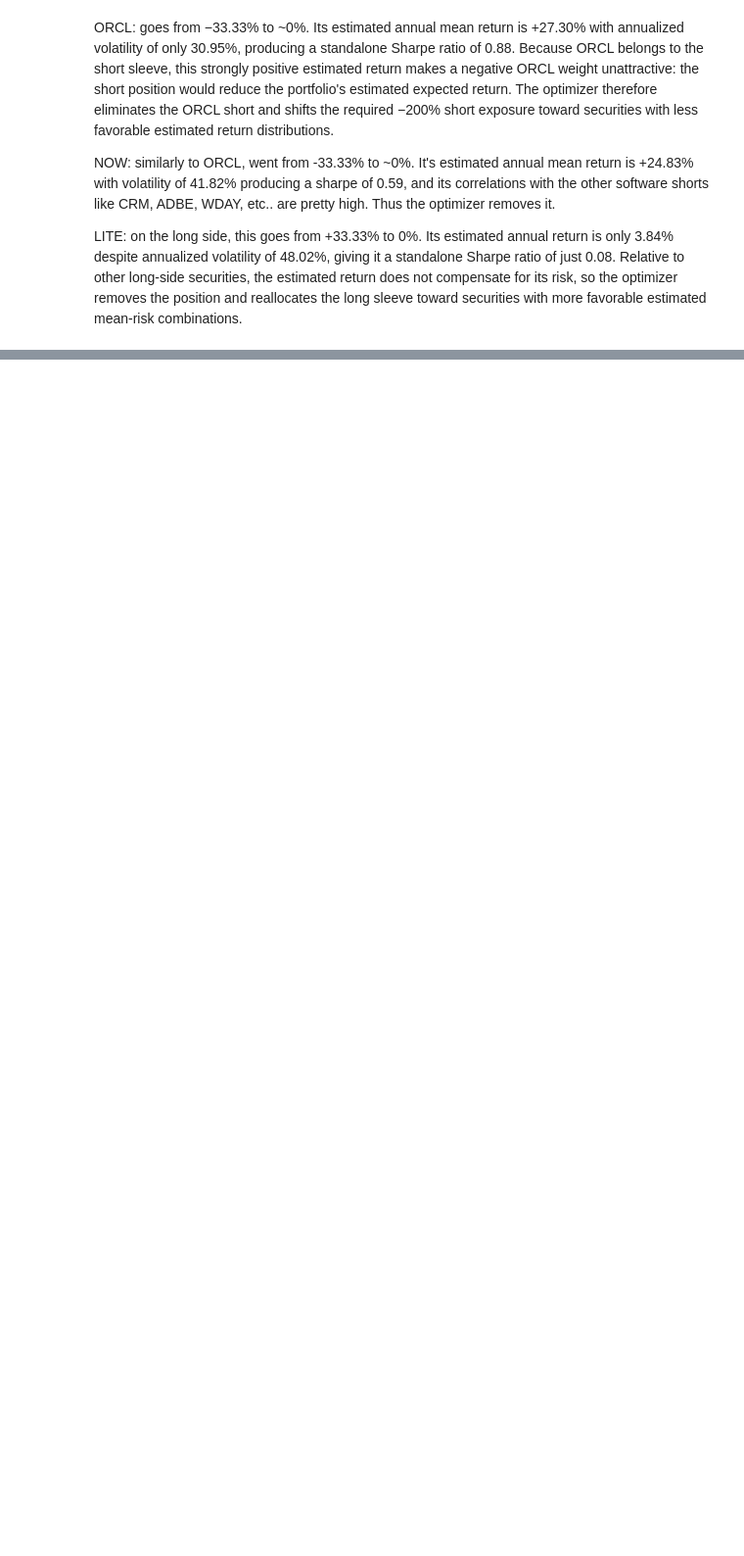
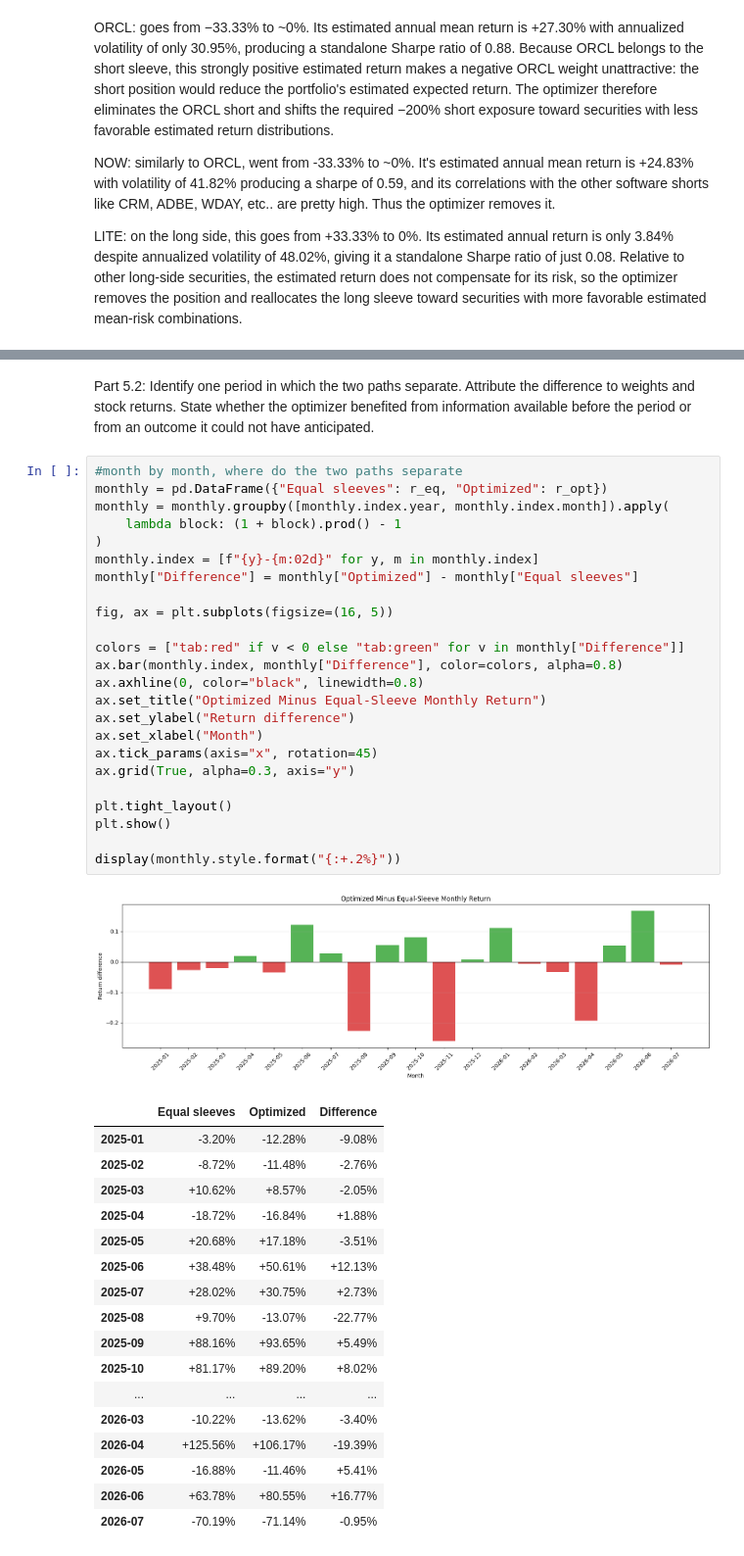
Before and after one commit to rksi-05/situational_awareness, a Jupyter notebook: project.ipynb, the cells around one changed output, grey strips where cells are left out. Shown at 98% size. Cells and saved outputs as stored; diff of their text form; blank space fills up the shorter version.

```diff
--- a/project.ipynb
+++ b/project.ipynb
@@ -521,0 +994,45 @@ LITE: on the long side, this goes from +33.33% to 0%. Its estimated annual retur
+# %% [markdown]
+Part 5.2: Identify one period in which the two paths separate. Attribute the difference to weights and stock returns. State whether the optimizer benefited from information available before the period or from an outcome it could not have anticipated.
+# %%
+#month by month, where do the two paths separate
+monthly = pd.DataFrame({"Equal sleeves": r_eq, "Optimized": r_opt})
+monthly = monthly.groupby([monthly.index.year, monthly.index.month]).apply(
+    lambda block: (1 + block).prod() - 1
+)
+monthly.index = [f"{y}-{m:02d}" for y, m in monthly.index]
+monthly["Difference"] = monthly["Optimized"] - monthly["Equal sleeves"]
+
+fig, ax = plt.subplots(figsize=(16, 5))
+
+colors = ["tab:red" if v < 0 else "tab:green" for v in monthly["Difference"]]
+ax.bar(monthly.index, monthly["Difference"], color=colors, alpha=0.8)
+ax.axhline(0, color="black", linewidth=0.8)
+ax.set_title("Optimized Minus Equal-Sleeve Monthly Return")
+ax.set_ylabel("Return difference")
+ax.set_xlabel("Month")
+ax.tick_params(axis="x", rotation=45)
+ax.grid(True, alpha=0.3, axis="y")
+
+plt.tight_layout()
+plt.show()
+
+display(monthly.style.format("{:+.2%}"))
+# %% [output]
+[figure, added]
+|  | Equal sleeves | Optimized | Difference |
+| 2025-01 | -3.20% | -12.28% | -9.08% |
+| 2025-02 | -8.72% | -11.48% | -2.76% |
+| 2025-03 | +10.62% | +8.57% | -2.05% |
+| 2025-04 | -18.72% | -16.84% | +1.88% |
+| 2025-05 | +20.68% | +17.18% | -3.51% |
+| 2025-06 | +38.48% | +50.61% | +12.13% |
+| 2025-07 | +28.02% | +30.75% | +2.73% |
+| 2025-08 | +9.70% | -13.07% | -22.77% |
+| 2025-09 | +88.16% | +93.65% | +5.49% |
+| 2025-10 | +81.17% | +89.20% | +8.02% |
+| ... | ... | ... | ... |
+| 2026-03 | -10.22% | -13.62% | -3.40% |
+| 2026-04 | +125.56% | +106.17% | -19.39% |
+| 2026-05 | -16.88% | -11.46% | +5.41% |
+| 2026-06 | +63.78% | +80.55% | +16.77% |
+| 2026-07 | -70.19% | -71.14% | -0.95% |
```
Also changed, not shown: parts of 29 cells of this notebook.
